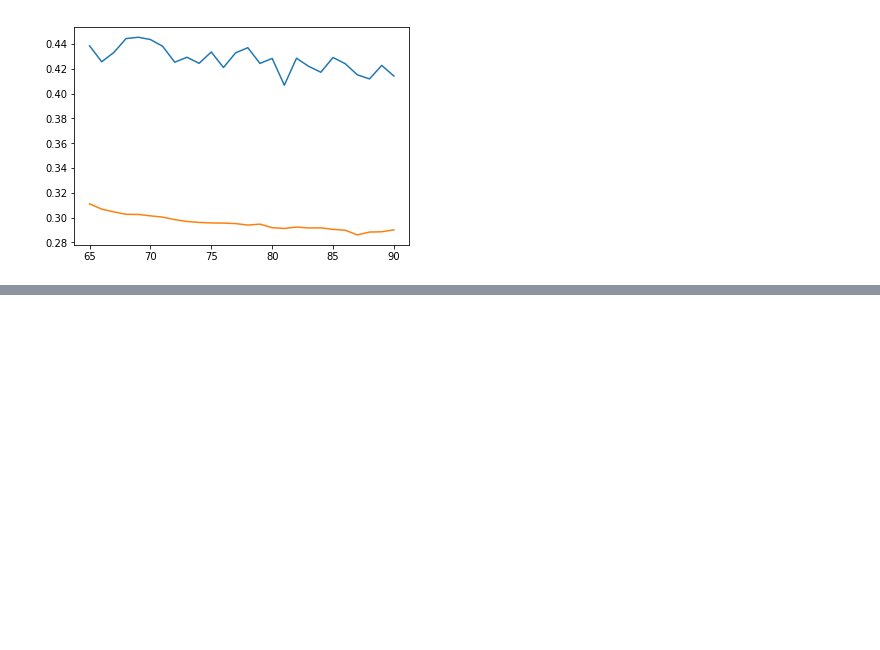
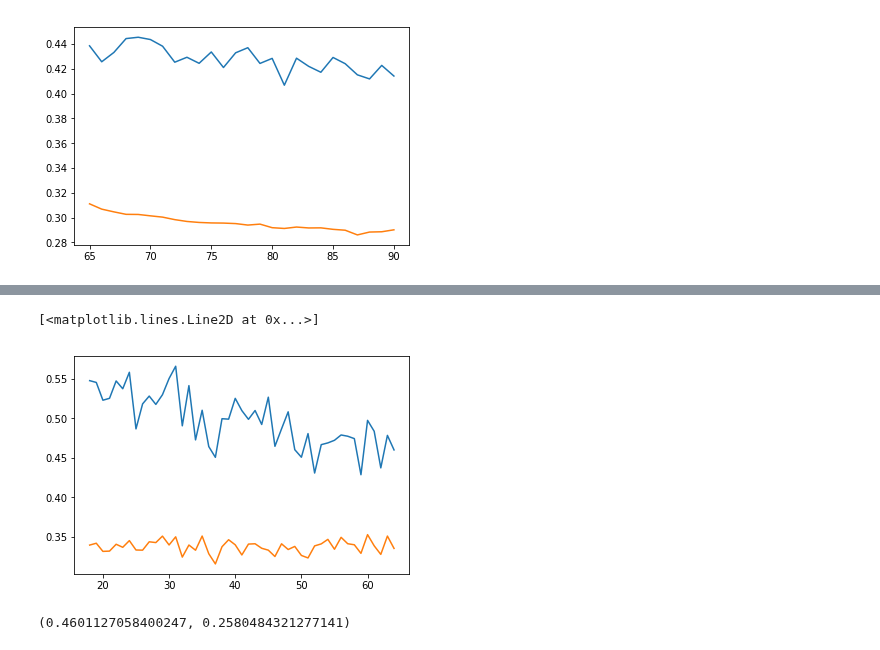
Before and after one commit to akhilanto/My-Python-Works, a Jupyter notebook: Python samples/Hap880_Assignmnet5.ipynb, the cells around one changed output, grey strips where cells are left out. Cells and saved outputs as stored; diff of their text form; code cells hidden in the pictures; blank space fills up the shorter version.

```diff
--- a/Python samples/Hap880_Assignmnet5.ipynb
+++ b/Python samples/Hap880_Assignmnet5.ipynb
@@ -538,0 +541,48 @@ plt.plot(range(mina, maxa+1), list(gr['rf'].mean()))
+# %%
+lr_ages = []
+rf_ages = []
+for age in range(18, 65):
+    lr_res = []
+    rf_res = []
+    for i in range(100):
+        ELIX = [np.random.randint(2) for i in range(29)]
+        G = [np.random.randint(2) for i in range(22)]
+        drugs = [np.random.randint(30) for i in range(12)]
+        A = 0
+        AmN = 0
+        B = 0
+        H = 0
+        O = 0
+        U = 0
+        W = 0
+        r = np.random.randint(7)
+        if r == 0:
+            A = 1
+        if r == 1:
+            AmN = 1
+        if r == 2:
+            B = 1
+        if r == 3:
+            H = 1
+        if r == 4:
+            O = 1
+        if r == 5:
+            U = 1
+        if r == 6:
+            W = 1
+        d = [age] + ELIX + G + drugs + [A, AmN, B, H, O, U, W]
+        dat = [d]
+        lr_res.append(lr.predict_proba(dat)[:,1][0])
+        rf_res.append(rf.predict_proba(dat)[:,1][0])
+    lr_ages.append(sum(lr_res)/len(lr_res))
+    rf_ages.append(sum(rf_res)/len(rf_res))
+# %%
+plt.plot(range(18,65), lr_ages)
+plt.plot(range(18,65), rf_ages)
+# %% [output]
+[<matplotlib.lines.Line2D at 0x...>]
+[figure, added]
+# %%
+np.mean(lr_res),np.std(lr_res)
+# %% [output]
+(0.4601127058400247, 0.2580484321277141)
```
Also changed, not shown: parts of 19 cells of this notebook.
